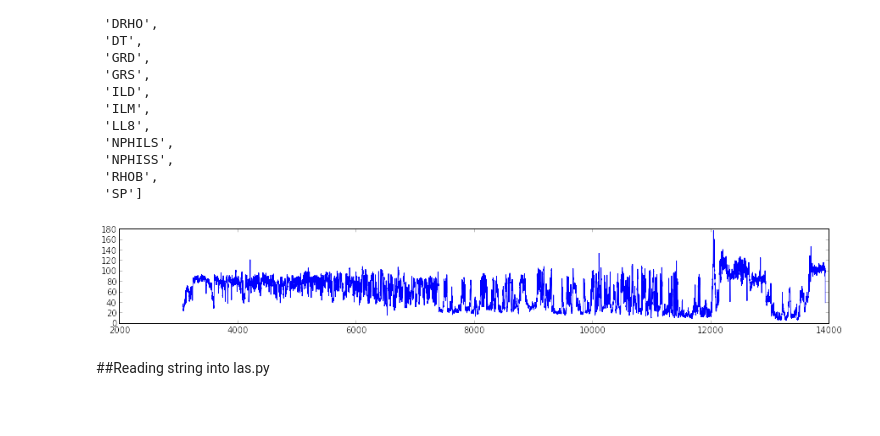
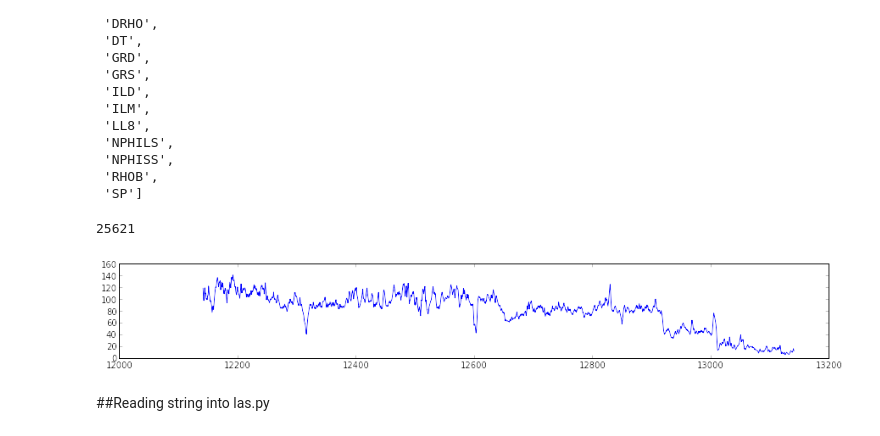
Before and after one commit to kwinkunks/hacksaw, a Jupyter notebook: Reading_logs.ipynb, the cells around one changed output. Cells and saved outputs as stored; diff of their text form; code cells hidden in the pictures.

```diff
--- a/Reading_logs.ipynb
+++ b/Reading_logs.ipynb
@@ -30,13 +30,17 @@ gr = d.data['GRD']
 # %%
 import matplotlib.pyplot as plt
 %matplotlib inline
+# %%
+z.size
+# %% [output]
+25621
 # %%
 fig = plt.figure(figsize=(15,2))
 ax = fig.add_subplot(111)
-ax.plot(z, gr)
-plt.show()
+ax.plot(z[22000:24000], gr[22000:24000])
+plt.savefig('test.svg')
 # %% [output]
-[figure, old version]
+[figure, new version]
 # %% [markdown]
 ##Reading string into las.py
 # %%
```
Also changed, not shown: parts of 7 cells of this notebook, 2 other files.
